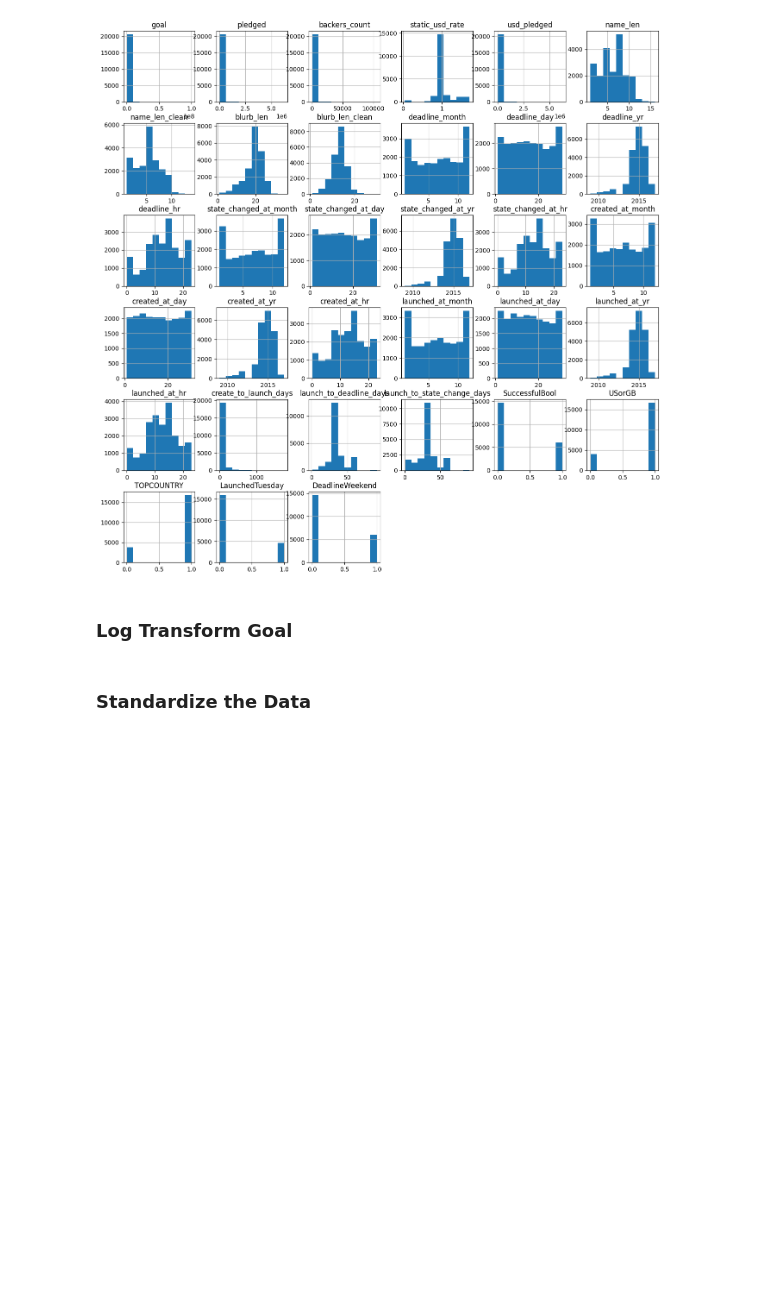
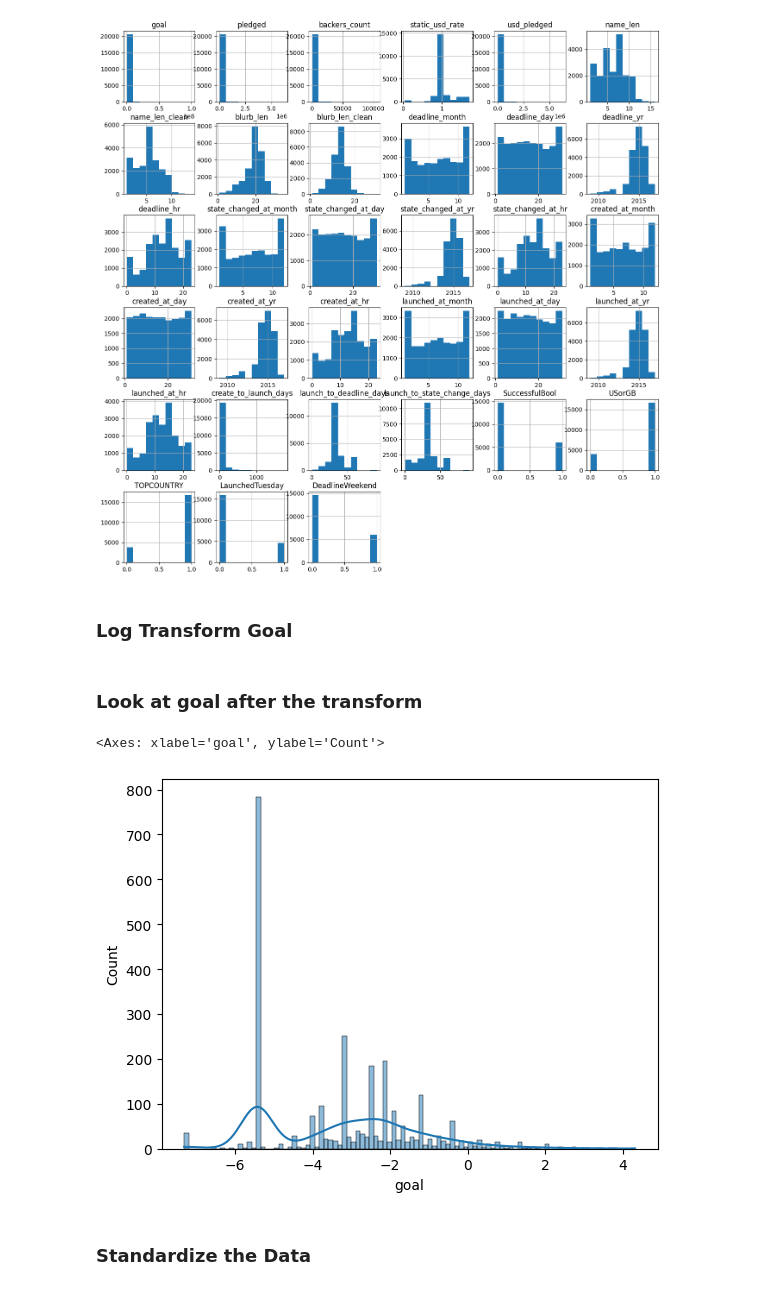
Before and after one commit to zarahtau/kickstarter-project-success-predictions, a Jupyter notebook: notebooks/eda.ipynb, the cells around one changed output. Cells and saved outputs as stored; diff of their text form; code cells hidden in the pictures; blank space fills up the shorter version.

```diff
--- a/notebooks/eda.ipynb
+++ b/notebooks/eda.ipynb
@@ -553,6 +553,13 @@ array([[<Axes: title={'center': 'goal'}>,
 ### Log Transform Goal ###
 # %%
 df['goal'] = np.log(df['goal'])
+# %% [markdown]
+### Look at goal after the transform ###
+# %%
+sns.histplot(df['goal'], bins=100, kde=True)
+# %% [output]
+<Axes: xlabel='goal', ylabel='Count'>
+[figure, added]
 # %% [markdown]
 ### Standardize the Data ###
 # %%
```
Also changed, not shown: parts of 13 cells of this notebook.
